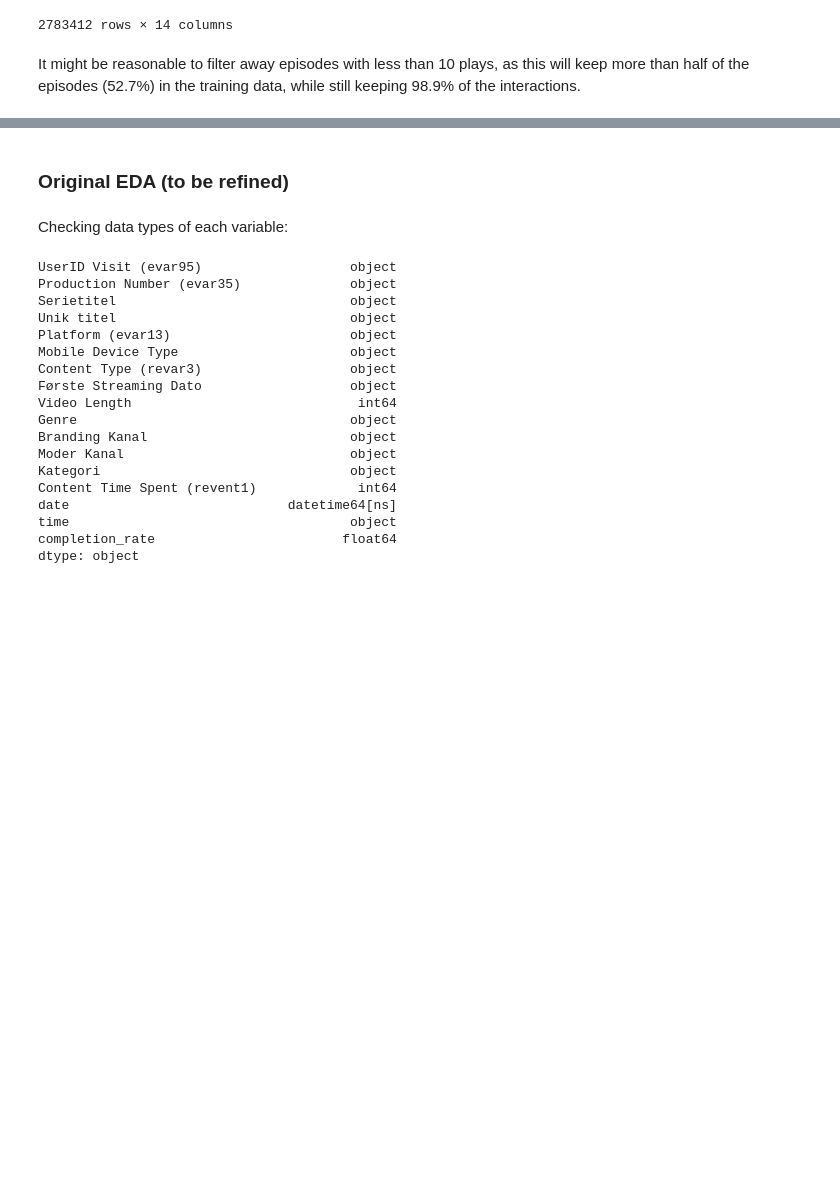
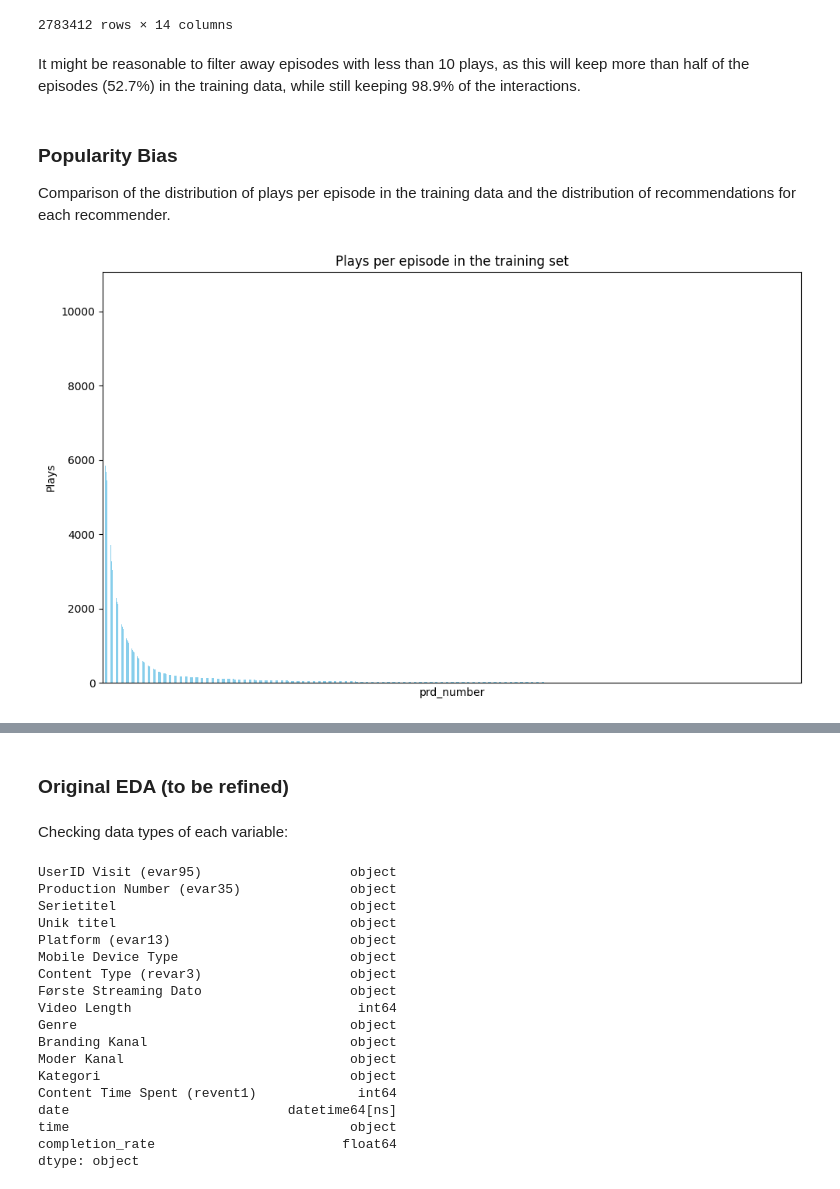
Before and after one commit to SebWae/dr-podcast-recsys-bsc-project, a Jupyter notebook: eda/podcast_eda.ipynb, the cells around one changed output, grey strips where cells are left out. Cells and saved outputs as stored; diff of their text form; code cells hidden in the pictures; blank space fills up the shorter version.

```diff
--- a/eda/podcast_eda.ipynb
+++ b/eda/podcast_eda.ipynb
@@ -85,3 +89,30 @@ filtered_df
 2783412 rows × 14 columns
 # %% [markdown]
 It might be reasonable to filter away episodes with less than 10 plays, as this will keep more than half of the episodes (52.7%) in the training data, while still keeping 98.9% of the interactions.
+# %% [markdown]
+### Popularity Bias
+Comparison of the distribution of plays per episode in the training data and the distribution of recommendations for each recommender.
+# %%
+# loading training data
+train_df = pd.read_parquet('../data/podcast_data_train.parquet')
+
+# counting occurrences of each prd_number
+prd_counts = train_df['prd_number'].value_counts()
+
+# plotting the prd_numbers against their occurrences
+plt.figure(figsize=(10, 6))
+prd_counts.plot(kind='bar', color='skyblue')
+
+# adding title and labels
+plt.title('Plays per episode in the training set')
+plt.xlabel('prd_number')
+plt.ylabel('Plays')
+
+# removing x-axis ticks
+plt.xticks([], [])
+
+# adjusting layout and show the plot
+plt.tight_layout()
+plt.show()
+# %% [output]
+[figure, added]
```
Also changed, not shown: parts of 6 cells of this notebook.
